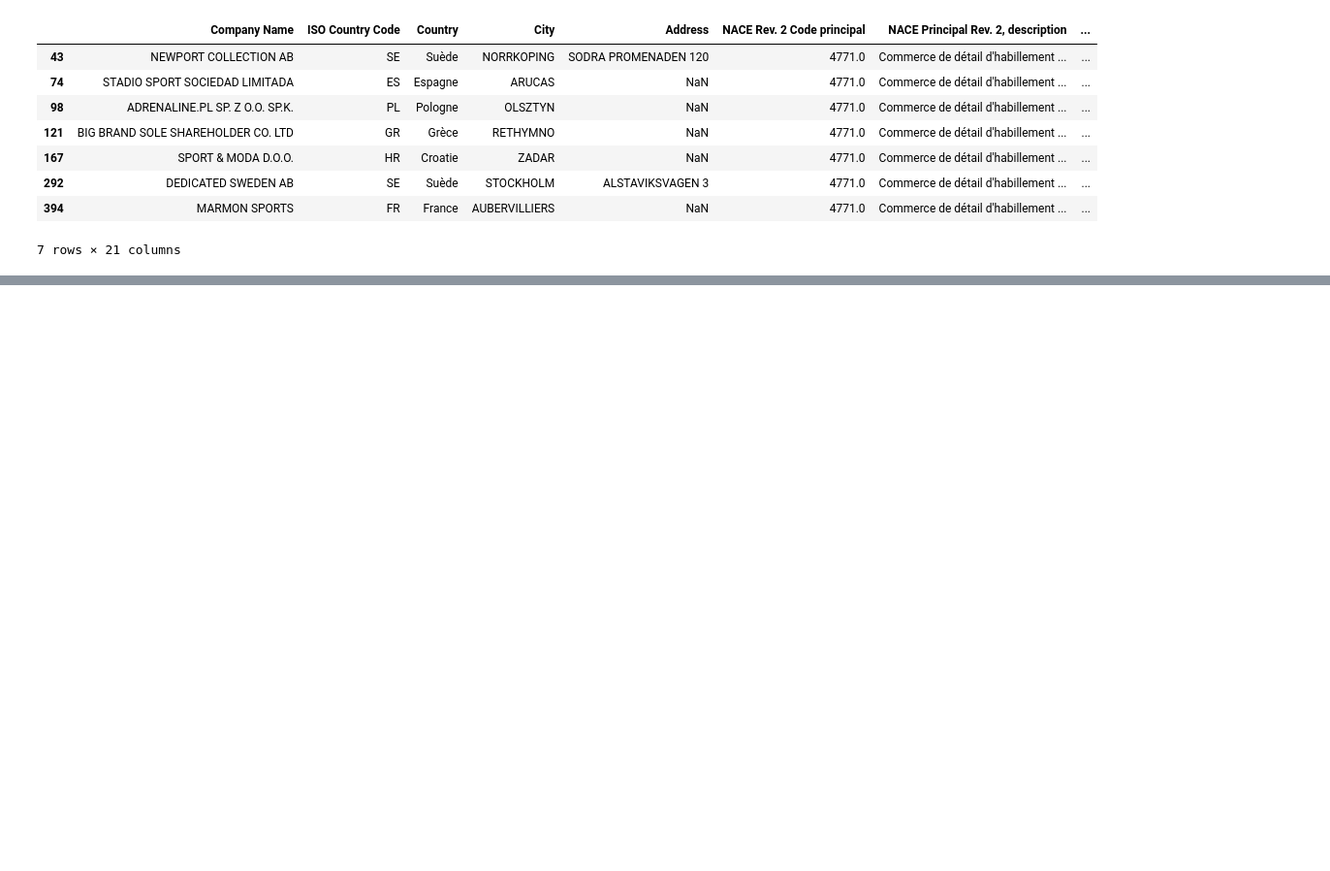
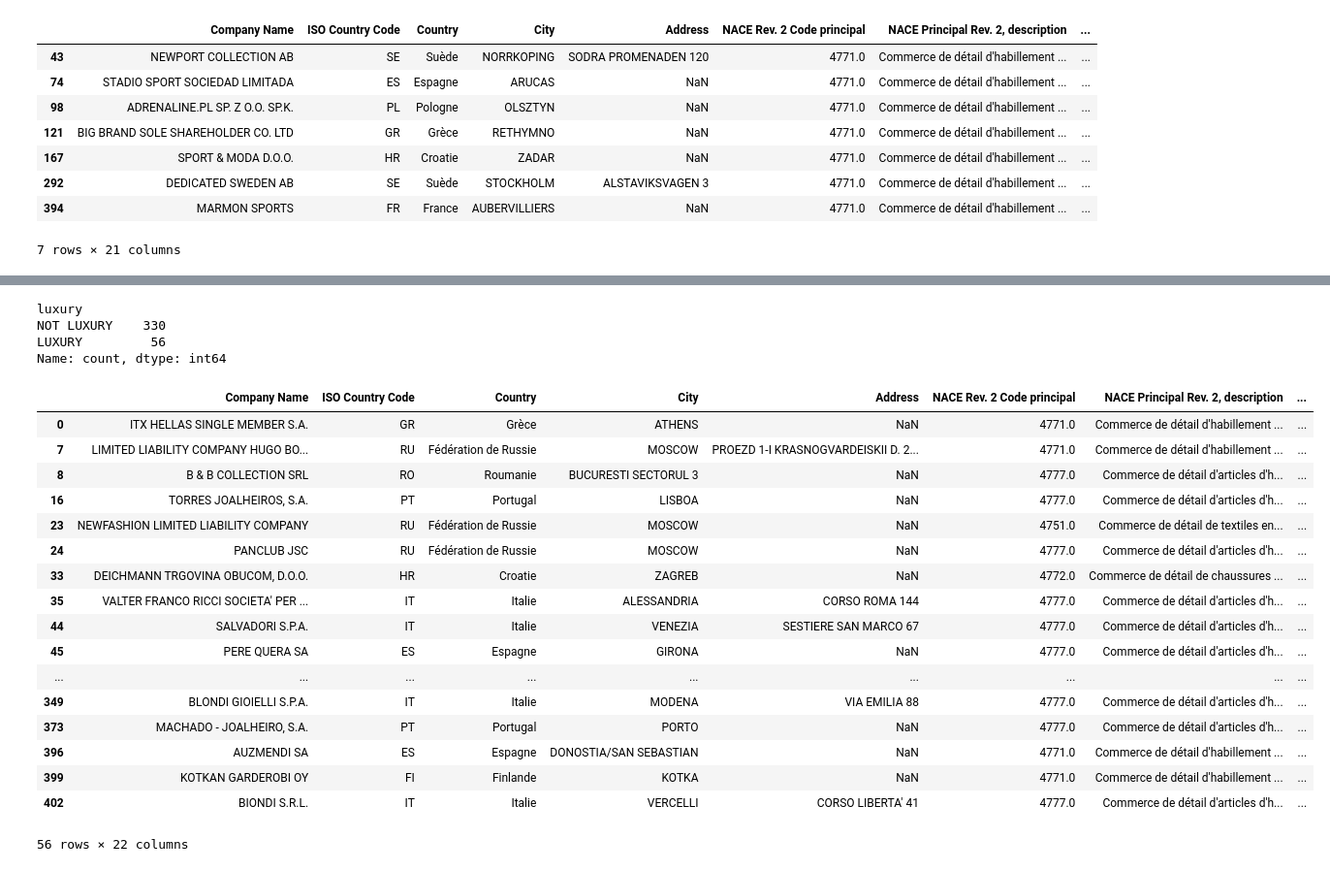
Before and after one commit to AdeStAff/comps_extraction, a Jupyter notebook: data_extraction.ipynb, the cells around one changed output, grey strips where cells are left out. Shown: that part at 97% size. Drawn from its saved outputs; the diff is of its cells as text; code cells hidden in the pictures; blank space fills up the shorter version.

Commit message:
add LLM analysis of description to extract luxury brands and saved it in data

```diff
--- a/data_extraction.ipynb
+++ b/data_extraction.ipynb
@@ -121,3 +121,8 @@ manuf_and_design_comps
 14 rows × 21 columns
 # %% [markdown]
 Maybe we could keep companies that also do retail
+# %%
+# Let us drop these columns
+data.drop(manuf_and_design_comps.index, axis=0, inplace=True)
+print(f"Number of companies after dropping manufacturing and design companies: {data.shape[0]}")
+data.head()
@@ -142,0 +162,5 @@ Engaged in the operation of sporting goods store [source: Bureau van Dijk]
+# %%
+# Excluse these rows from the data
+data.drop(sportswear_companies.index, axis=0, inplace=True)
+print(f"Number of companies after dropping sportswear companies: {data.shape[0]}")
+data
@@ -142,0 +182,47 @@ Engaged in the operation of sporting goods store [source: Bureau van Dijk]
+# %%
+# Using an LLM on the description to classify the companies as 'LUXURY' or 'NOT LUXURY'
+# Takes 1-2 minutes to run
+import ollama
+
+model_name = "llama3.2"
+
+def classify_luxury(desc):
+    response = ollama.chat(
+        model=model_name,
+        messages=[{"role": "user", "content": f"Classify this as 'LUXURY' or 'NOT LUXURY': {desc}. Just output LUXURY or NOT LUXURY"}]
+    )
+    return response['message']['content']
+
+# Apply function to create the 'luxury' column
+data["luxury"] = data["Description in English"].apply(classify_luxury)
+# %%
+# Check the results
+data["luxury"].value_counts()
+# %% [output]
+luxury
+NOT LUXURY    330
+LUXURY         56
+Name: count, dtype: int64
+# %%
+# Here are the companies classified as 'LUXURY'
+luxury_companies = data[data["luxury"] == "LUXURY"]
+luxury_companies
+# %% [output]
+|  | Company Name | ISO Country Code | Country | City | Address | NACE Rev. 2 Code principal | NACE Principal Rev. 2, description | ... |
+| 0 | ITX HELLAS SINGLE MEMBER S.A. | GR | Grèce | ATHENS | NaN | 4771.0 | Commerce de détail d'habillement ... | ... |
+| 7 | LIMITED LIABILITY COMPANY HUGO BO... | RU | Fédération de Russie | MOSCOW | PROEZD 1-I KRASNOGVARDEISKII D. 2... | 4771.0 | Commerce de détail d'habillement ... | ... |
+| 8 | B & B COLLECTION SRL | RO | Roumanie | BUCURESTI SECTORUL 3 | NaN | 4777.0 | Commerce de détail d'articles d'h... | ... |
+| 16 | TORRES JOALHEIROS, S.A. | PT | Portugal | LISBOA | NaN | 4777.0 | Commerce de détail d'articles d'h... | ... |
+| 23 | NEWFASHION LIMITED LIABILITY COMPANY | RU | Fédération de Russie | MOSCOW | NaN | 4751.0 | Commerce de détail de textiles en... | ... |
+| 24 | PANCLUB JSC | RU | Fédération de Russie | MOSCOW | NaN | 4777.0 | Commerce de détail d'articles d'h... | ... |
+| 33 | DEICHMANN TRGOVINA OBUCOM, D.O.O. | HR | Croatie | ZAGREB | NaN | 4772.0 | Commerce de détail de chaussures ... | ... |
+| 35 | VALTER FRANCO RICCI SOCIETA' PER ... | IT | Italie | ALESSANDRIA | CORSO ROMA 144 | 4777.0 | Commerce de détail d'articles d'h... | ... |
+| 44 | SALVADORI S.P.A. | IT | Italie | VENEZIA | SESTIERE SAN MARCO 67 | 4777.0 | Commerce de détail d'articles d'h... | ... |
+| 45 | PERE QUERA SA | ES | Espagne | GIRONA | NaN | 4777.0 | Commerce de détail d'articles d'h... | ... |
+| ... | ... | ... | ... | ... | ... | ... | ... | ... |
+| 349 | BLONDI GIOIELLI S.P.A. | IT | Italie | MODENA | VIA EMILIA 88 | 4777.0 | Commerce de détail d'articles d'h... | ... |
+| 373 | MACHADO - JOALHEIRO, S.A. | PT | Portugal | PORTO | NaN | 4777.0 | Commerce de détail d'articles d'h... | ... |
+| 396 | AUZMENDI SA | ES | Espagne | DONOSTIA/SAN SEBASTIAN | NaN | 4771.0 | Commerce de détail d'habillement ... | ... |
+| 399 | KOTKAN GARDEROBI OY | FI | Finlande | KOTKA | NaN | 4771.0 | Commerce de détail d'habillement ... | ... |
+| 402 | BIONDI S.R.L. | IT | Italie | VERCELLI | CORSO LIBERTA' 41 | 4777.0 | Commerce de détail d'articles d'h... | ... |
+56 rows × 22 columns
```
Also changed, not shown: parts of 5 cells of this notebook, 2 other files.
